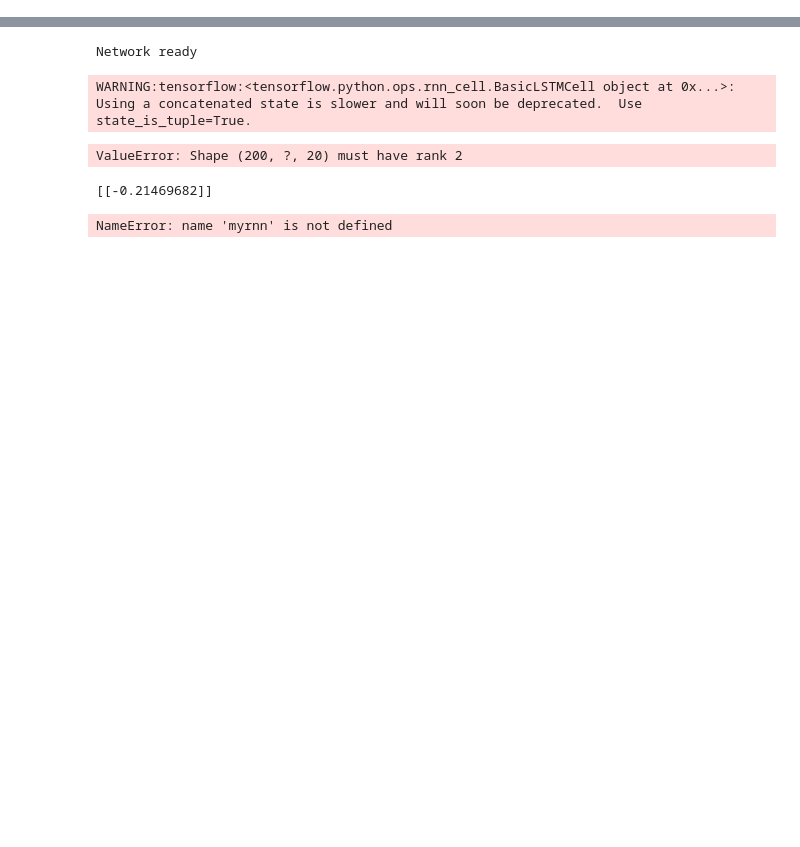
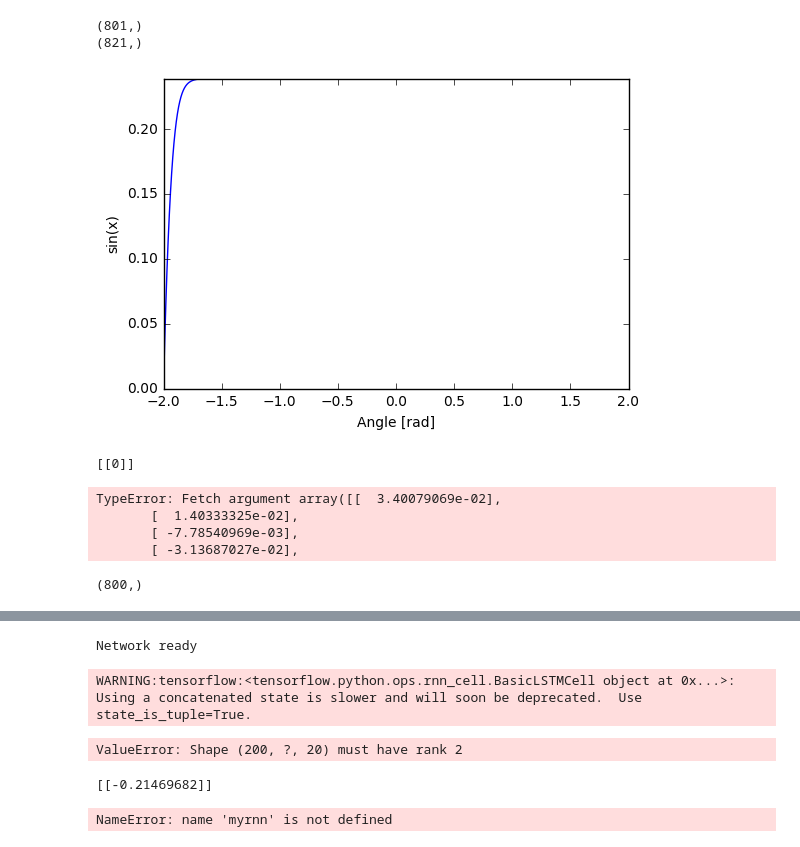
Before and after one commit to adityasan92/deepLearning, a Jupyter notebook: RNN/computeFunction.ipynb, the cells around one changed output, grey strips where cells are left out. Saved outputs shown, nothing was run; the diff lists cells and outputs as text; code cells hidden in the pictures; blank space fills up the shorter version.

```diff
--- a/RNN/computeFunction.ipynb
+++ b/RNN/computeFunction.ipynb
@@ -45,0 +76,12 @@ biases = {
+# %%
+x      = tf.placeholder("float", [None, d_input])
+y      = tf.placeholder("float", [None, d_output])
+istate = tf.placeholder("float", [None, 2*d_hidden]) #state & cell => 2x n_hidden
+myrnn  = rnn(x, istate, weights, biases, 1, 'basic')
+
+pred   = myrnn['O']
+cost   = tf.reduce_mean(tf.pow(pred-y, 2)/2)
+optm   = tf.train.AdamOptimizer(learning_rate).minimize(cost) # Adam Optimizer
+#accr   = tf.reduce_mean(tf.cast(tf.equal(tf.argmax(pred,1), tf.argmax(y,1)), tf.float32))
+init   = tf.initialize_all_variables()
+print ("Initalize all variable")
@@ -45,0 +129,12 @@ biases = {
+# %%
+#infer
+fout = [0]
+predict = [0]
+predict = np.reshape(predict,[1,1])
+print predict
+for i in range(820):
+    out = sess.run(pred, feed_dict={x: predict, istate: np.zeros((1, 2*d_hidden))})
+    print out.shape
+    temp = np.squeeze(np.asarray(out))
+    fout.append(temp)
+    predict = out
@@ -45,0 +159,34 @@ biases = {
+# %%
+print rangeValues.shape
+print np.asarray(fout).shape
+plt.plot(rangeValues, np.asarray(fout)[:801])
+plt.xlabel('Angle [rad]')
+plt.ylabel('sin(x)')
+plt.axis('tight')
+plt.show()
+# %% [output]
+(801,)
+(821,)
+[figure, added]
+# %%
+#infer
+fout = [0]
+predict = [0]
+predict = np.reshape(predict,[1,1])
+print predict
+for i in range(1):
+    out = sess.run(pred, feed_dict={x: predict, istate: np.zeros((1, 2*d_hidden))})
+    temp = np.squeeze(np.asarray(out))
+    fout.append(temp)
+    predict = out
+# %% [output]
+[[0]]
+TypeError: Fetch argument array([[  3.40079069e-02],
+       [  1.40333325e-02],
+       [ -7.78540969e-03],
+       [ -3.13687027e-02],
+# %%
+fopt = np.squeeze(np.asarray(pred))
+print fopt.shape
+# %% [output]
+(800,)
```
Also changed, not shown: parts of 14 cells of this notebook.
